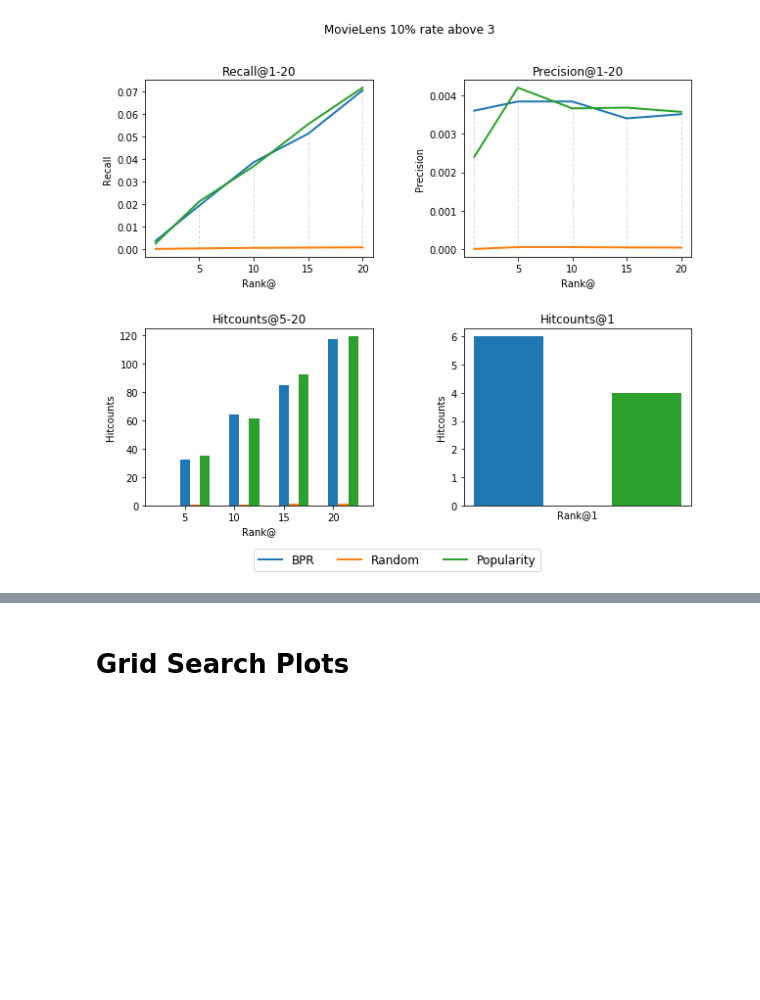
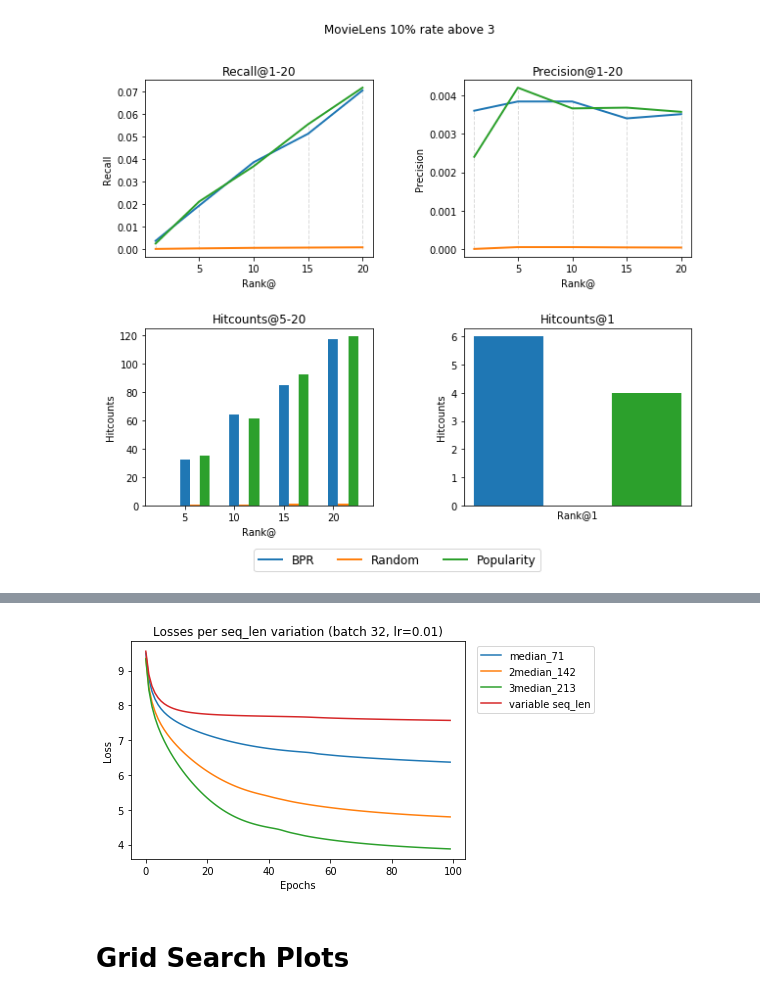
Before and after one commit to ROpdam/recommender_comparison, a Jupyter notebook: visualize_results.ipynb, the cells around one changed output, grey strips where cells are left out. Saved outputs shown, nothing was run; the diff lists cells and outputs as text; code cells hidden in the pictures; blank space fills up the shorter version.

```diff
--- a/visualize_results.ipynb
+++ b/visualize_results.ipynb
@@ -122,3 +148,16 @@ for file_name, data_path, ext, title in zip(file_names, data_paths, extensions,
+# %%
+file_names = ['his_fixed_71_01_ml_users_200_epochs', 'his_fixed_142_01_ml_users_200_epochs', 'his_fixed_213_01_ml_users_200_epochs', 'his_vsl_01_ml_users_200_epochs']
+legend_names = ['median_71', '2median_142', '3median_213', 'variable seq_len']
+
+for file_name in file_names:
+    plt.plot(pd.read_pickle(res_path + file_name))
+plt.legend(legend_names, bbox_to_anchor=(1.40, 1))
+plt.title('Losses per seq_len variation (batch 32, lr=0.01)')
+plt.xlabel('Epochs')
+plt.ylabel('Loss')
+plt.show()
+# %% [output]
+[figure, added]
 # %% [markdown]
 # Grid Search Plots
 # %%
```
Also changed, not shown: parts of 3 cells of this notebook, 1 other file.
